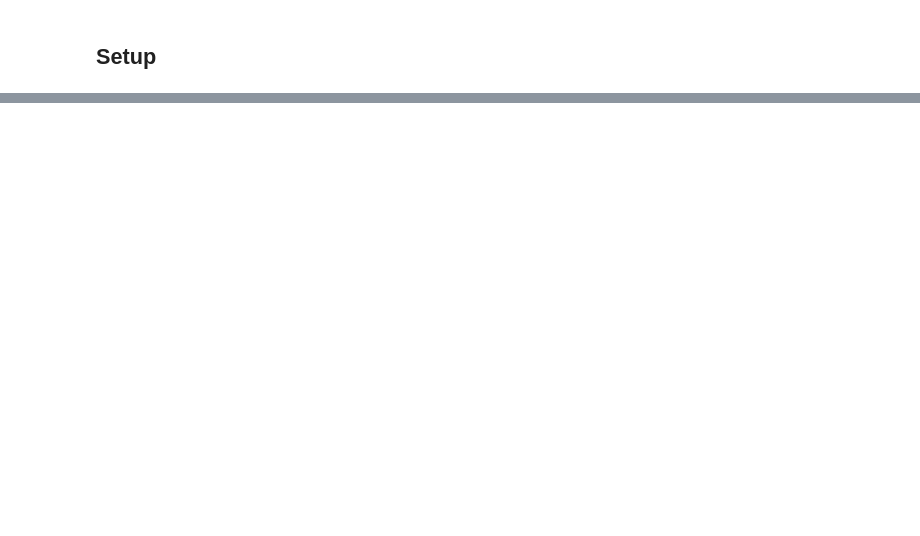
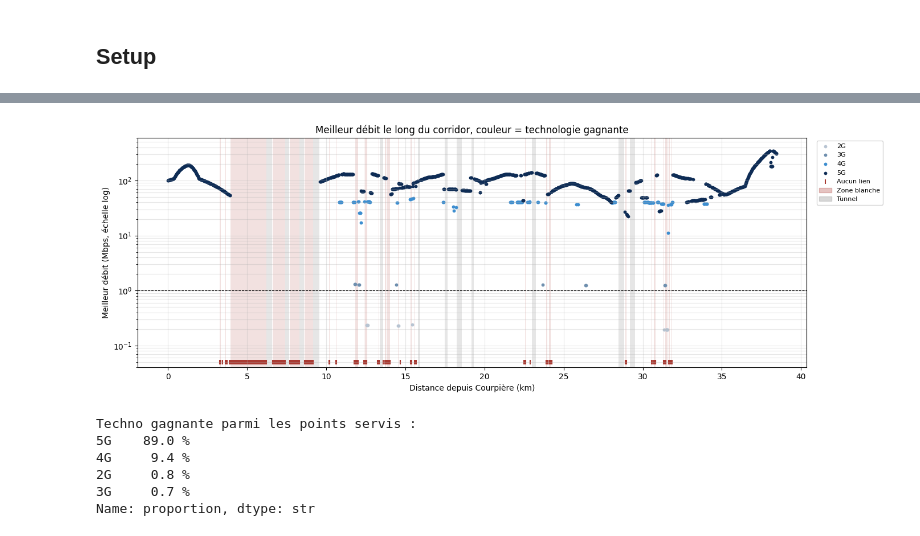
Before and after one commit to meyssembouzaien/ferromobile_project, a Jupyter notebook: datapreparation/FerroMobile_visualisations.ipynb, the cells around one changed output, grey strips where cells are left out. Cells and saved outputs as stored; diff of their text form; code cells hidden in the pictures; blank space fills up the shorter version.

```diff
--- a/datapreparation/FerroMobile_visualisations.ipynb
+++ b/datapreparation/FerroMobile_visualisations.ipynb
@@ -847,0 +235,37 @@ Le RTT dépend surtout de la génération et peu de la distance sur ce corridor
+# %%
+# Techno gagnante (meilleur débit) à chaque point servi
+servis = best_debit[GENERATIONS].notna().any(axis=1)
+best_tech = best_debit.loc[servis, GENERATIONS].idxmax(axis=1)
+best_val = best_debit.loc[servis, GENERATIONS].max(axis=1)
+dist = best_debit.loc[servis, "distance_km"]
+
+fig, ax = plt.subplots(figsize=(14, 5))
+tracer_zones_blanches(ax); tracer_tunnels(ax)
+for g in GENERATIONS:
+    m = best_tech == g
+    ax.scatter(dist[m], best_val[m], color=COLORS_TECH[g], s=10, label=g)
+
+# Points sans aucun lien : dessinés en bas de l'axe, comme non couverts
+sans_lien = voie[(voie["etat"] == 1) & ~voie["point_id"].isin(best_debit.index[servis])]
+ax.scatter(sans_lien["distance_km"], np.full(len(sans_lien), 0.05), marker="|", color=COLOR_BLANC, s=40,
+           label="Aucun lien")
+ax.axhline(SEUIL_ZONE_BLANCHE, color="black", ls="--", lw=0.8)
+
+ax.set_yscale("log"); ax.set_ylim(0.04, 600)
+ax.set_xlabel("Distance depuis Courpière (km)")
+ax.set_ylabel("Meilleur débit (Mbps, échelle log)")
+ax.set_title("Meilleur débit le long du corridor, couleur = technologie gagnante")
+ax.legend(handles=ax.get_legend_handles_labels()[0] + legende_bandes, loc="upper left", bbox_to_anchor=(1.01, 1), fontsize=8)
+ax.grid(True, which="both", alpha=0.3)
+plt.tight_layout(); plt.show()
+
+print("Techno gagnante parmi les points servis :")
+print((best_tech.value_counts(normalize=True) * 100).round(1).astype(str) + " %")
+# %% [output]
+[figure, added]
+Techno gagnante parmi les points servis :
+5G    89.0 %
+4G     9.4 %
+2G     0.8 %
+3G     0.7 %
+Name: proportion, dtype: str
```
Also changed, not shown: parts of 76 cells of this notebook, 23 other files.
